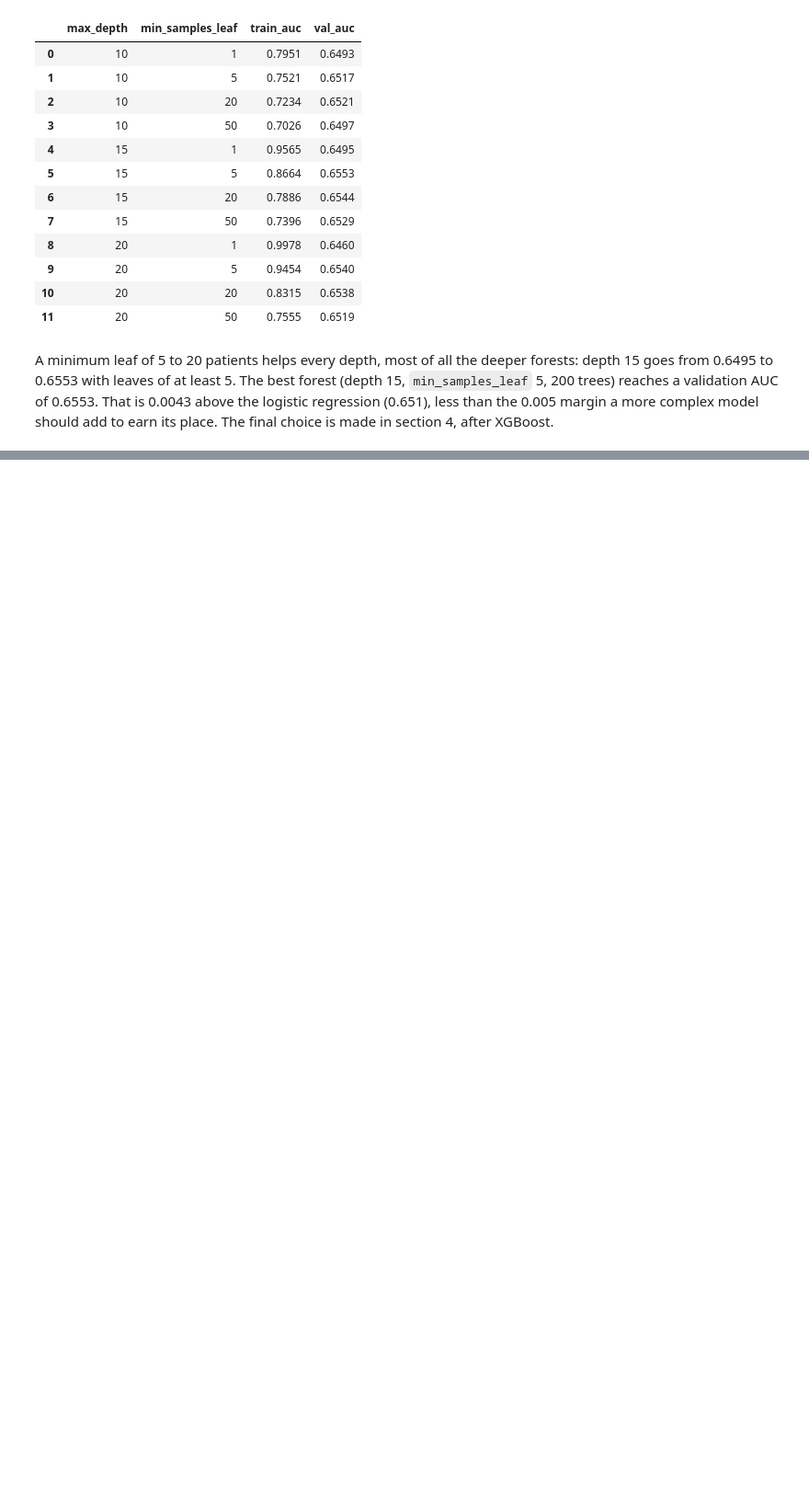
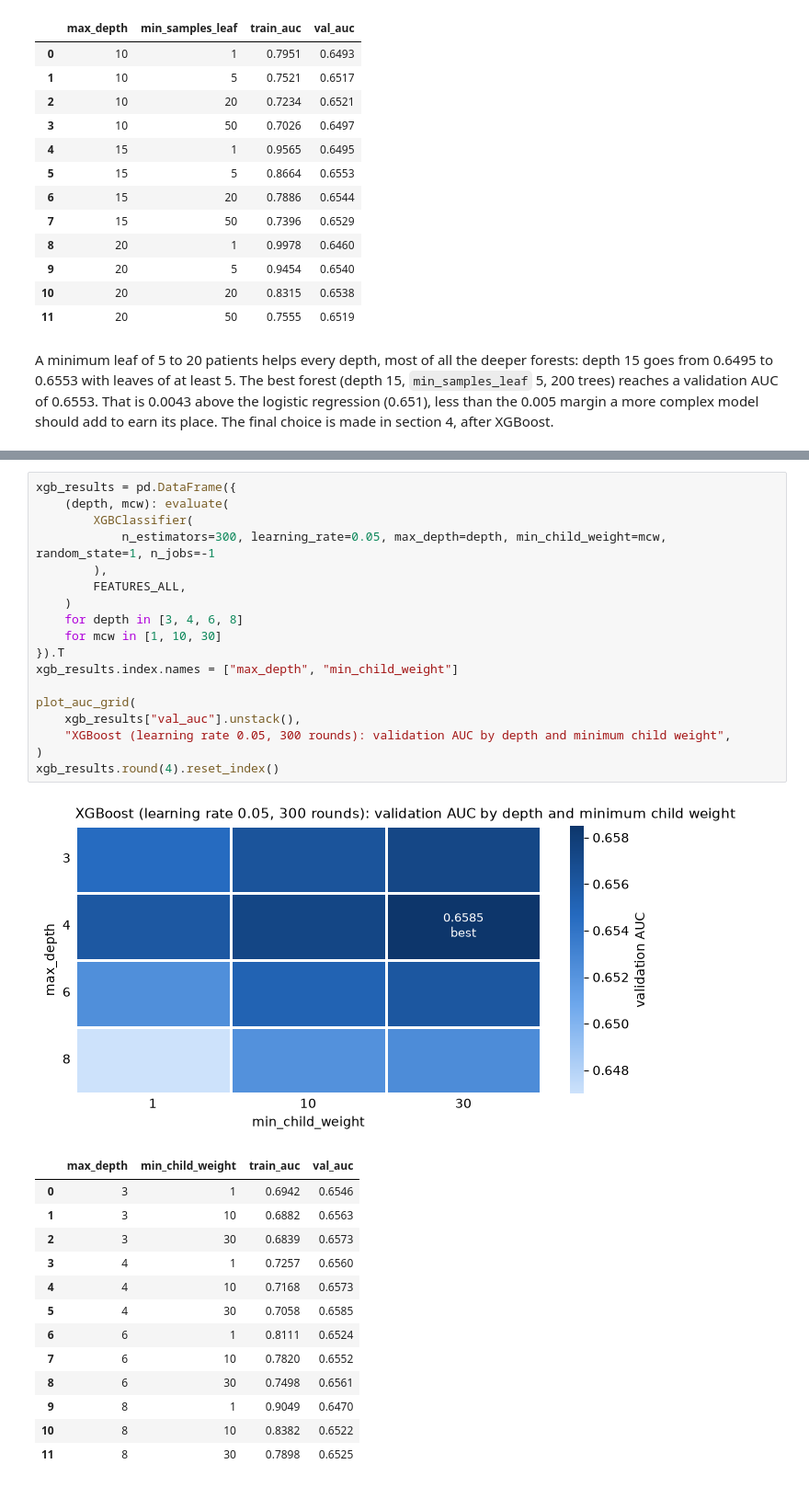
Before and after one commit to gigifumagalli/diabetes-readmission, a Jupyter notebook: notebooks/02_modelling.ipynb, the cells around one changed output, grey strips where cells are left out. Shown at 92% size. Cells and saved outputs as stored; diff of their text form; blank space fills up the shorter version.

```diff
--- a/notebooks/02_modelling.ipynb
+++ b/notebooks/02_modelling.ipynb
@@ -473,0 +533,33 @@ its place. The final choice is made in section 4, after XGBoost.
+# %%
+xgb_results = pd.DataFrame({
+    (depth, mcw): evaluate(
+        XGBClassifier(
+            n_estimators=300, learning_rate=0.05, max_depth=depth, min_child_weight=mcw, random_state=1, n_jobs=-1
+        ),
+        FEATURES_ALL,
+    )
+    for depth in [3, 4, 6, 8]
+    for mcw in [1, 10, 30]
+}).T
+xgb_results.index.names = ["max_depth", "min_child_weight"]
+
+plot_auc_grid(
+    xgb_results["val_auc"].unstack(),
+    "XGBoost (learning rate 0.05, 300 rounds): validation AUC by depth and minimum child weight",
+)
+xgb_results.round(4).reset_index()
+# %% [output]
+[figure, added]
+|  | max_depth | min_child_weight | train_auc | val_auc |
+| 0 | 3 | 1 | 0.6942 | 0.6546 |
+| 1 | 3 | 10 | 0.6882 | 0.6563 |
+| 2 | 3 | 30 | 0.6839 | 0.6573 |
+| 3 | 4 | 1 | 0.7257 | 0.6560 |
+| 4 | 4 | 10 | 0.7168 | 0.6573 |
+| 5 | 4 | 30 | 0.7058 | 0.6585 |
+| 6 | 6 | 1 | 0.8111 | 0.6524 |
+| 7 | 6 | 10 | 0.7820 | 0.6552 |
+| 8 | 6 | 30 | 0.7498 | 0.6561 |
+| 9 | 8 | 1 | 0.9049 | 0.6470 |
+| 10 | 8 | 10 | 0.8382 | 0.6522 |
+| 11 | 8 | 30 | 0.7898 | 0.6525 |
```
Also changed, not shown: parts of 9 cells of this notebook.
